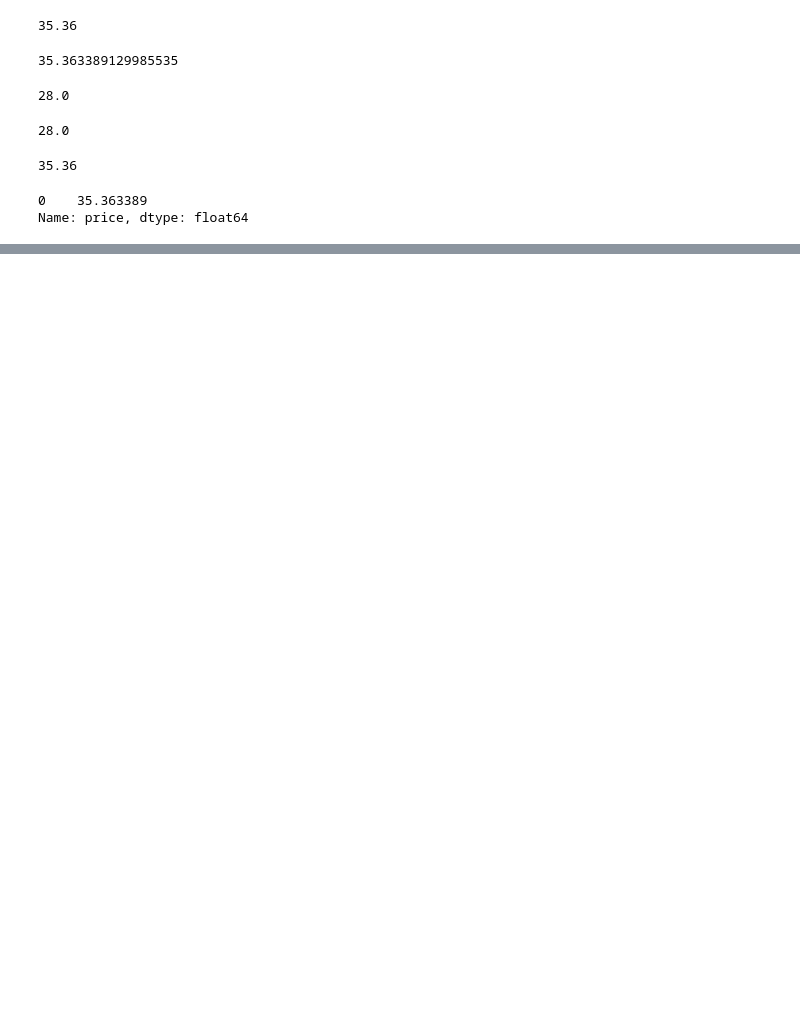
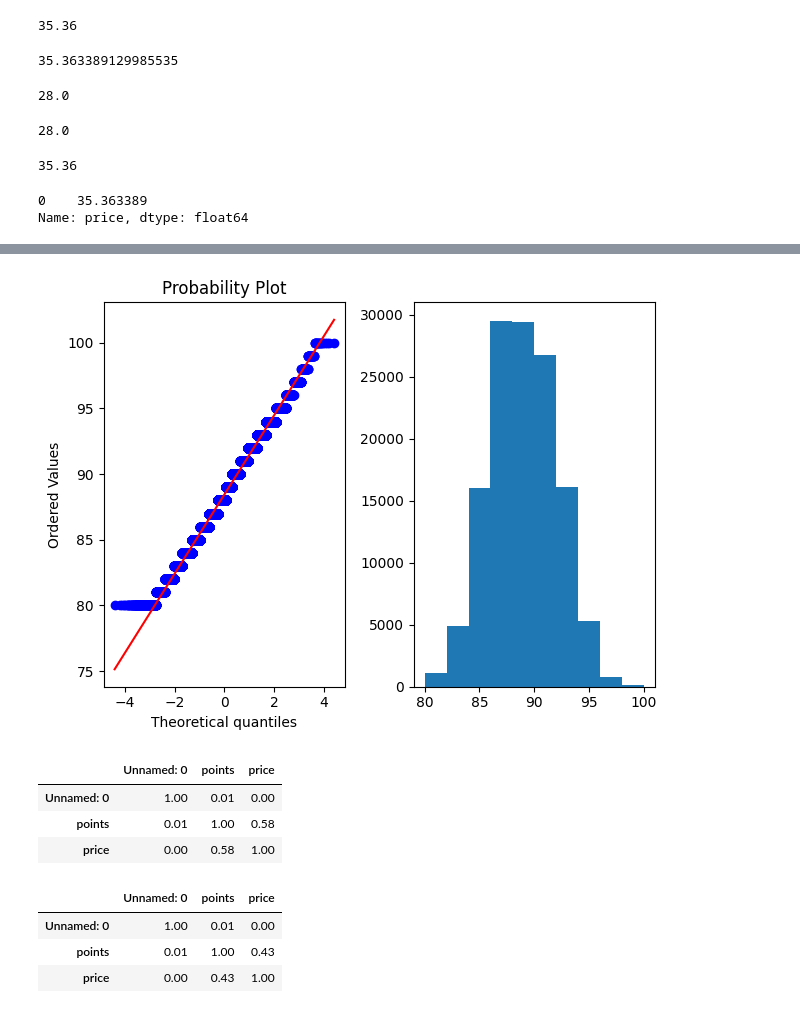
Before and after one commit to kondratiev-du/sf_data_science, a Jupyter notebook: education_folder/eda/eda_2/eda_2.ipynb, the cells around one changed output, grey strips where cells are left out. Saved outputs shown, nothing was run; the diff lists cells and outputs as text; code cells hidden in the pictures; blank space fills up the shorter version.

```diff
--- a/education_folder/eda/eda_2/eda_2.ipynb
+++ b/education_folder/eda/eda_2/eda_2.ipynb
@@ -45,0 +95,26 @@ Name: price, dtype: float64
+# %%
+plt.subplot(1, 2, 1) # задаем сетку рисунка количество строк и столбцов
+stats.probplot(df['points'], plot=plt) # qq plot
+
+plt.subplot(1, 2, 2) # располагаем второй рисунок рядом
+plt.hist(df['points']) # гистограмма распределения признака
+
+plt.tight_layout() # чтобы графики не наезжали другу на друга, используем tight_layout
+
+plt.show() # просмотр графика
+# %% [output]
+[figure, added]
+# %%
+round(df.corr(method='spearman', numeric_only=True),2)
+# %% [output]
+|  | Unnamed: 0 | points | price |
+| Unnamed: 0 | 1.00 | 0.01 | 0.00 |
+| points | 0.01 | 1.00 | 0.58 |
+| price | 0.00 | 0.58 | 1.00 |
+# %%
+round(df.corr(method='kendall', numeric_only=True),2)
+# %% [output]
+|  | Unnamed: 0 | points | price |
+| Unnamed: 0 | 1.00 | 0.01 | 0.00 |
+| points | 0.01 | 1.00 | 0.43 |
+| price | 0.00 | 0.43 | 1.00 |
```
Also changed, not shown: parts of 19 cells of this notebook.
